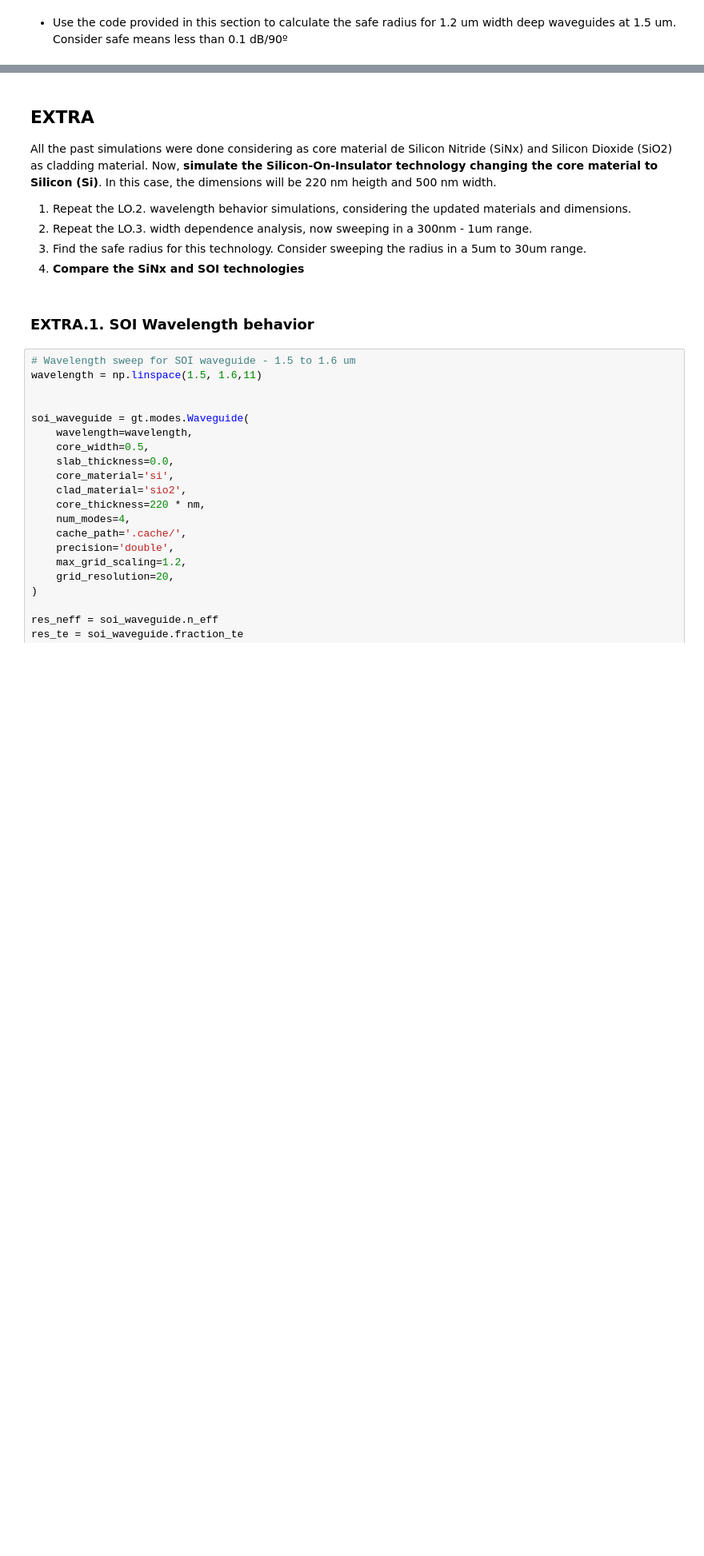
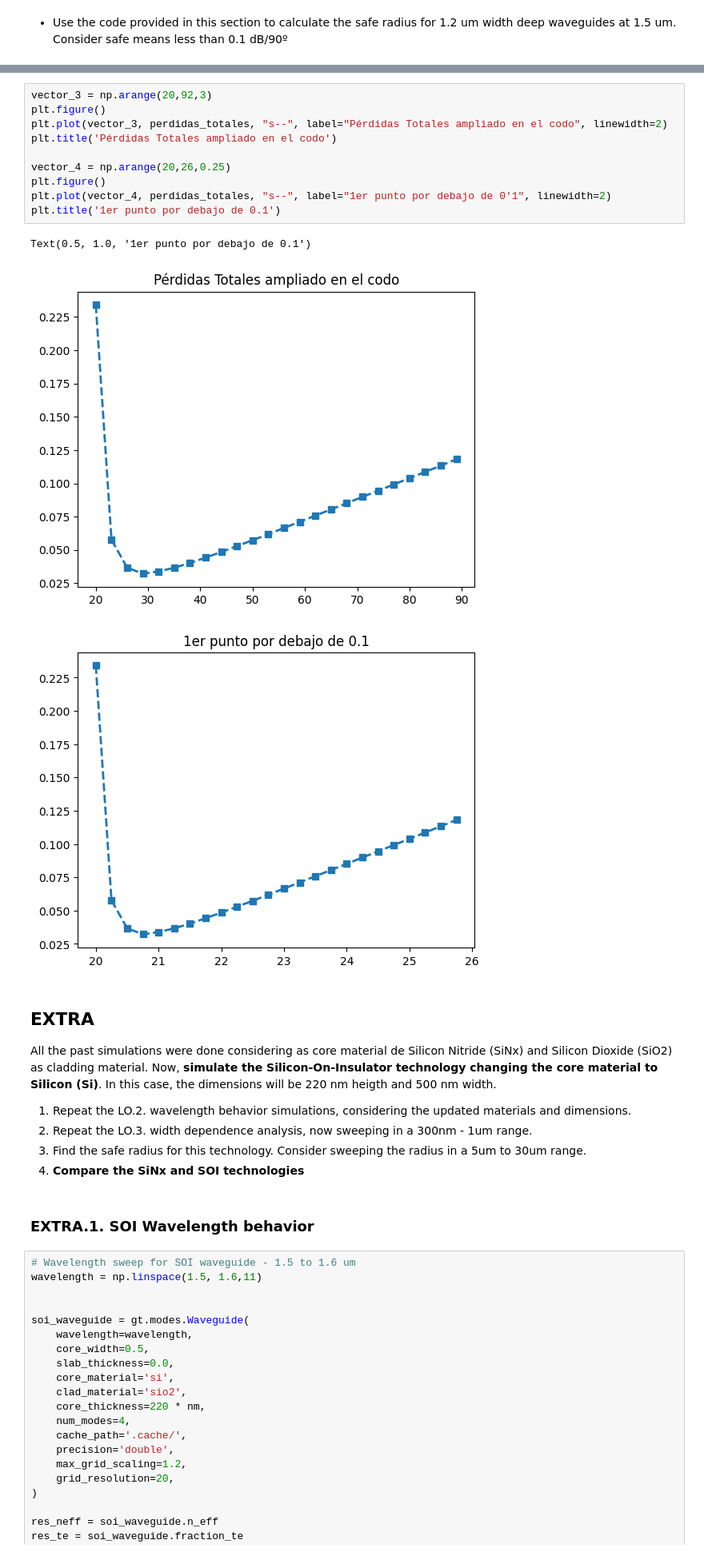
Before and after one commit to Valmaseda10/cifoin-lab1, a Jupyter notebook: WAVEGUIDES_Student.ipynb, the cells around one changed output, grey strips where cells are left out. Shown at 80% size. Cells and saved outputs as stored; diff of their text form; blank space fills up the shorter version.

```diff
--- a/WAVEGUIDES_Student.ipynb
+++ b/WAVEGUIDES_Student.ipynb
@@ -651,3 +674,17 @@ plt.legend()
+# %%
+vector_3 = np.arange(20,92,3)
+plt.figure()
+plt.plot(vector_3, perdidas_totales, "s--", label="Pérdidas Totales ampliado en el codo", linewidth=2)
+plt.title('Pérdidas Totales ampliado en el codo')
+
+vector_4 = np.arange(20,26,0.25)
+plt.figure()
+plt.plot(vector_4, perdidas_totales, "s--", label="1er punto por debajo de 0'1", linewidth=2)
+plt.title('1er punto por debajo de 0.1')
+# %% [output]
+Text(0.5, 1.0, '1er punto por debajo de 0.1')
+[figure, added]
+[figure, added]
 # %% [markdown]
 ## EXTRA
 
```
Also changed, not shown: parts of 12 cells of this notebook.
